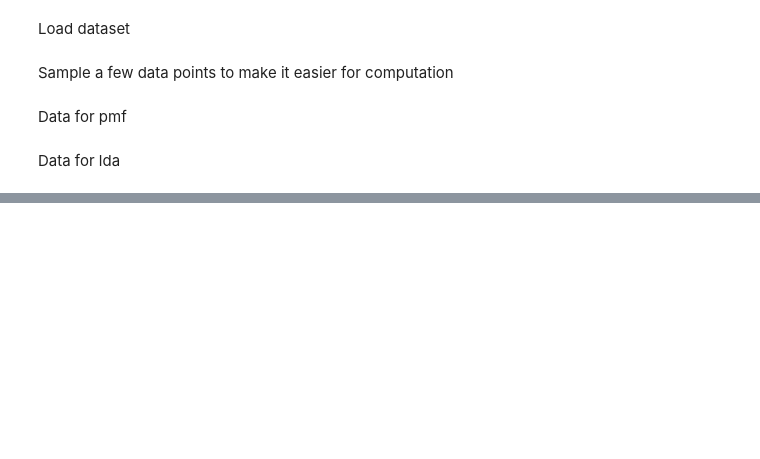
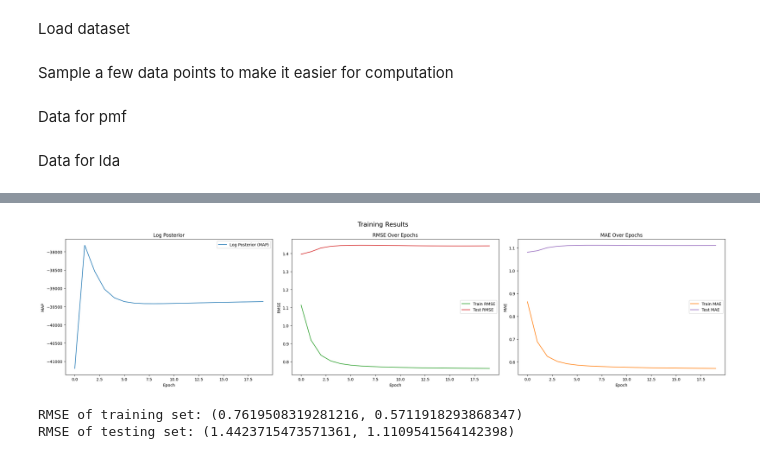
Before and after one commit to HiccupHan/Recommendation-System, a Jupyter notebook: main.ipynb, the cells around one changed output, grey strips where cells are left out. Cells and saved outputs as stored; diff of their text form; code cells hidden in the pictures; blank space fills up the shorter version.

Commit message:
new merged results

```diff
--- a/main.ipynb
+++ b/main.ipynb
@@ -49,6 +49,6 @@ lda_copy = lda_df.copy()
 lda_train_set = lda_copy.sample(frac=0.75, random_state=0)
 lda_test_set = lda_copy.drop(lda_train_set.index)
 # %%
-pmf_model = pmf(n_users=n_users, n_animes=n_animes, lambda_U=5, lambda_V=5, uniq_users=uniq_users, uniq_animes=uniq_animes, n_dimesions=10)
+pmf_model = pmf(n_users=n_users, n_animes=n_animes, lambda_U=5, lambda_V=5, uniq_users=uniq_users, uniq_animes=uniq_animes, n_dimesions=5)
 # %%
-log_ps, rmse_train, rmse_test = pmf_model.train(train_set=train_set, test_set=test_set,n_epochs=20)
+log_ps, rmse_train, rmse_test, mae_train, mae_test = pmf_model.train(train_set=train_set, test_set=test_set,n_epochs=20)
@@ -55,14 +59,37 @@ log_ps, rmse_train, rmse_test = pmf_model.train(train_set=train_set, test_set=te
 # %%
-_, (ax1, ax2) = plt.subplots(1, 2, figsize=(20, 10))
-plt.title('Training results')
-ax1.plot(np.arange(len(log_ps)), log_ps, label='MAP')
+_, (ax1, ax2, ax3) = plt.subplots(1, 3, figsize=(24, 6))
+plt.suptitle('Training Results', fontsize=16)
+
+# Log Posterior (MAP)
+ax1.plot(np.arange(len(log_ps)), log_ps, label='Log Posterior (MAP)', color='tab:blue')
+ax1.set_title('Log Posterior')
+ax1.set_xlabel('Epoch')
+ax1.set_ylabel('MAP')
 ax1.legend()
 
-ax2.plot(np.arange(len(rmse_train)), rmse_train, label='RMSE train')
-ax2.plot(np.arange(len(rmse_test)), rmse_test, label='RMSE test')
+# RMSE Plot
+ax2.plot(np.arange(len(rmse_train)), rmse_train, label='Train RMSE', color='tab:green')
+ax2.plot(np.arange(len(rmse_test)), rmse_test, label='Test RMSE', color='tab:red')
+ax2.set_title('RMSE Over Epochs')
+ax2.set_xlabel('Epoch')
+ax2.set_ylabel('RMSE')
 ax2.legend()
 
+# MAE Plot
+ax3.plot(np.arange(len(mae_train)), mae_train, label='Train MAE', color='tab:orange')
+ax3.plot(np.arange(len(mae_test)), mae_test, label='Test MAE', color='tab:purple')
+ax3.set_title('MAE Over Epochs')
+ax3.set_xlabel('Epoch')
+ax3.set_ylabel('MAE')
+ax3.legend()
+
+plt.tight_layout()
 plt.show()
+# %% [output]
+[figure, added]
 # %%
 print('RMSE of training set:', pmf_model.evaluate(train_set))
 print('RMSE of testing set:', pmf_model.evaluate(test_set))
+# %% [output]
+RMSE of training set: (0.7619508319281216, 0.5711918293868347)
+RMSE of testing set: (1.4423715473571361, 1.1109541564142398)
```
Also changed, not shown: parts of 12 cells of this notebook, 8 other files.
